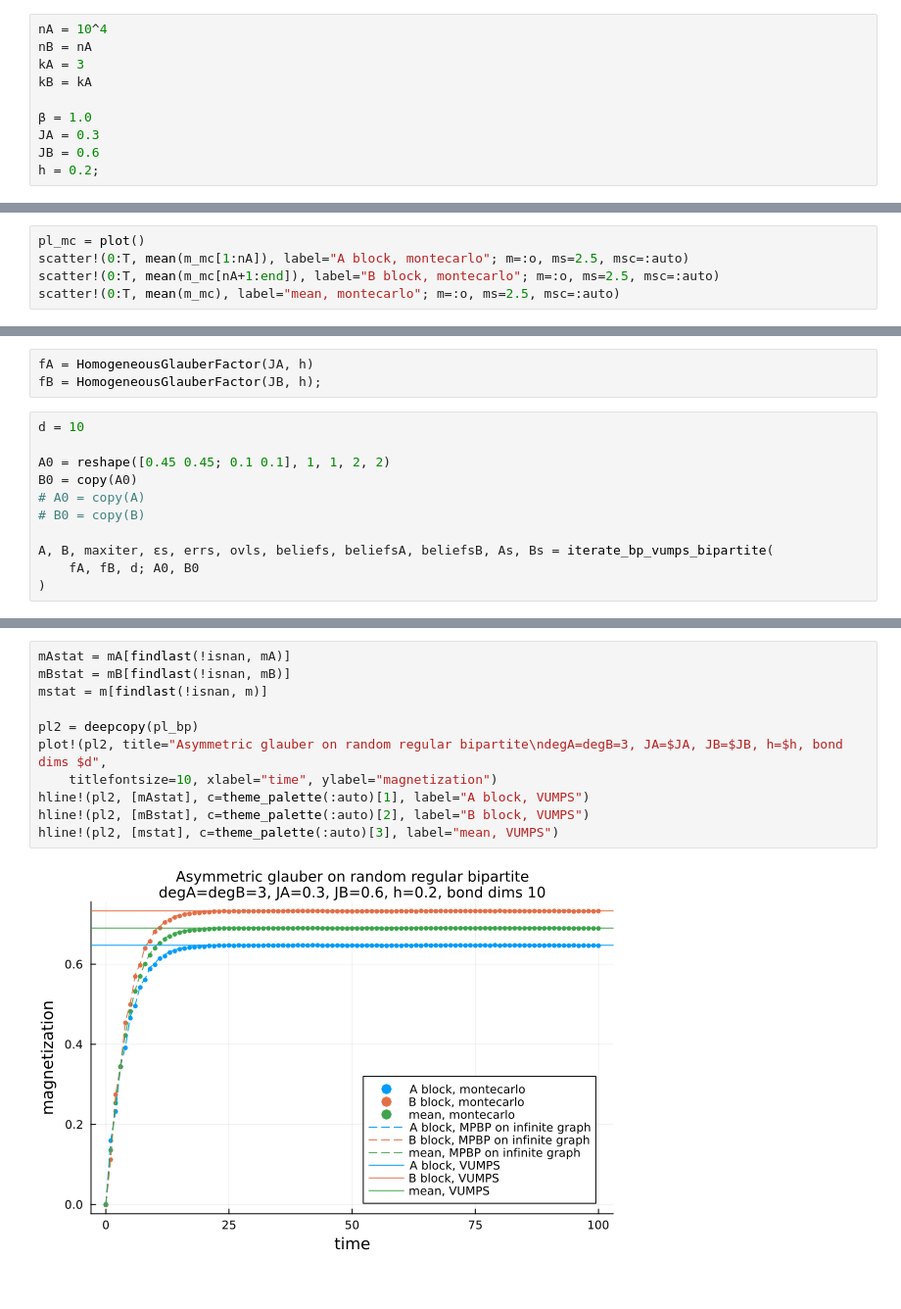
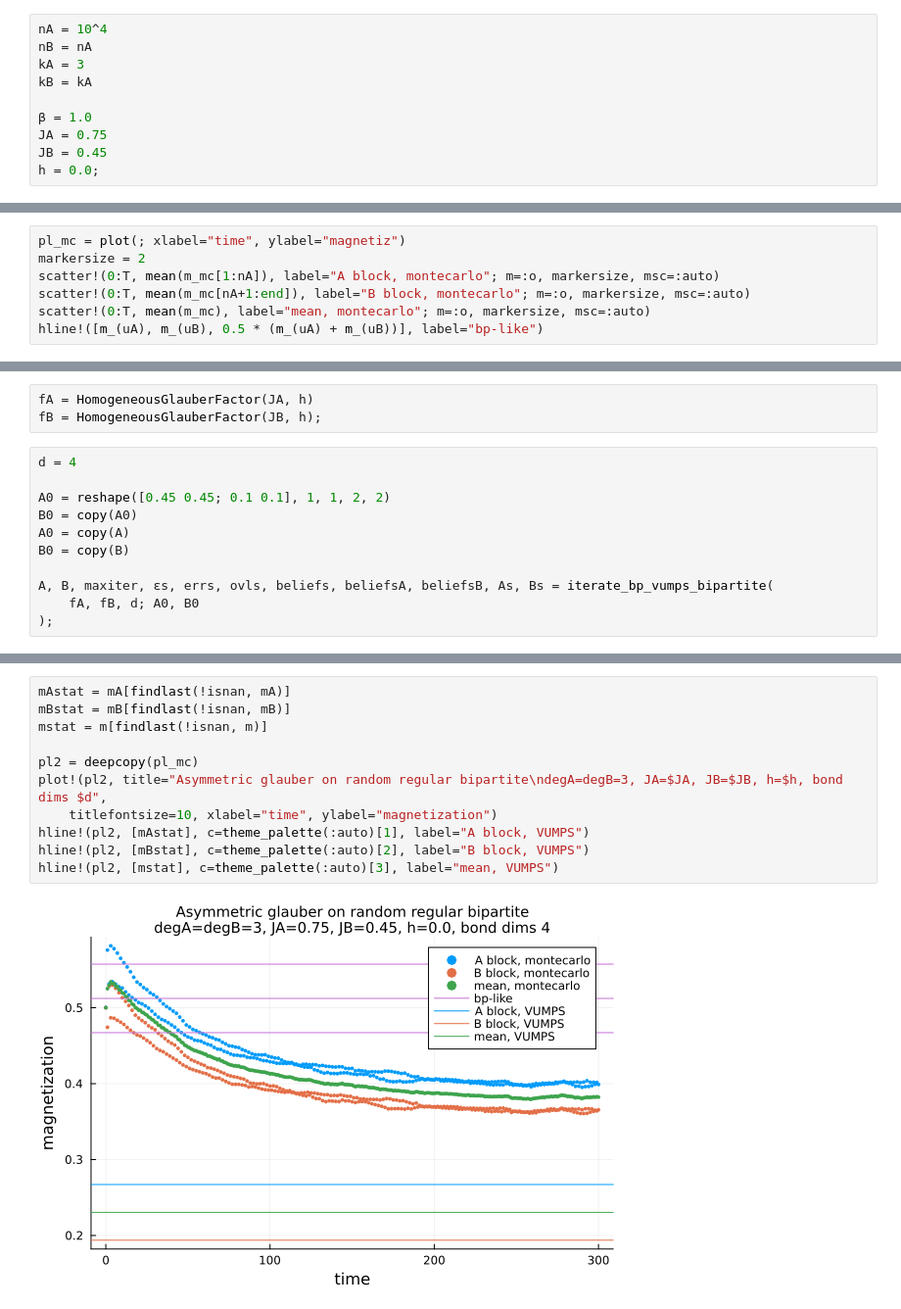
Before and after one commit to stecrotti/EternalDynamicCavity, a Jupyter notebook: experiments/bipartite/glauber_asymmetric_bipartite.ipynb, the cells around one changed output, grey strips where cells are left out. Shown at 98% size. Drawn from its saved outputs; the diff is of its cells as text.

```diff
--- a/experiments/bipartite/glauber_asymmetric_bipartite.ipynb
+++ b/experiments/bipartite/glauber_asymmetric_bipartite.ipynb
@@ -10,9 +12,9 @@ kA = 3
 kB = kA
 
 β = 1.0
-JA = 0.3
-JB = 0.6
-h = 0.2;
+JA = 0.75
+JB = 0.45
+h = 0.0;
 # %%
 n = nA + nB
 include("random_bipartite_regular.jl")
@@ -40,6 +57,8 @@ m_mc = [[mss.val for mss in ms] for ms in means(spin, sms)];
 # %%
-pl_mc = plot()
-scatter!(0:T, mean(m_mc[1:nA]), label="A block, montecarlo"; m=:o, ms=2.5, msc=:auto)
-scatter!(0:T, mean(m_mc[nA+1:end]), label="B block, montecarlo"; m=:o, ms=2.5, msc=:auto)
-scatter!(0:T, mean(m_mc), label="mean, montecarlo"; m=:o, ms=2.5, msc=:auto)
+pl_mc = plot(; xlabel="time", ylabel="magnetiz")
+markersize = 2
+scatter!(0:T, mean(m_mc[1:nA]), label="A block, montecarlo"; m=:o, markersize, msc=:auto)
+scatter!(0:T, mean(m_mc[nA+1:end]), label="B block, montecarlo"; m=:o, markersize, msc=:auto)
+scatter!(0:T, mean(m_mc), label="mean, montecarlo"; m=:o, markersize, msc=:auto)
+hline!([m_(uA), m_(uB), 0.5 * (m_(uA) + m_(uB))], label="bp-like")
 # %% [output]
@@ -98,14 +97,14 @@ plot!(pl_bp, legend=:bottomright)
 fA = HomogeneousGlauberFactor(JA, h)
 fB = HomogeneousGlauberFactor(JB, h);
 # %%
-d = 10
+d = 4
 
 A0 = reshape([0.45 0.45; 0.1 0.1], 1, 1, 2, 2)
 B0 = copy(A0)
-# A0 = copy(A)
-# B0 = copy(B)
+A0 = copy(A)
+B0 = copy(B)
 
 A, B, maxiter, εs, errs, ovls, beliefs, beliefsA, beliefsB, As, Bs = iterate_bp_vumps_bipartite(
     fA, fB, d; A0, B0
-)
+);
 # %% [output]
@@ -142,13 +128,13 @@ plot!(ylims=(-2,2), legend=:bottomright, xlabel="iters", size=(300,200))
 # %%
 mAstat = mA[findlast(!isnan, mA)]
 mBstat = mB[findlast(!isnan, mB)]
 mstat = m[findlast(!isnan, m)]
 
-pl2 = deepcopy(pl_bp)
+pl2 = deepcopy(pl_mc)
 plot!(pl2, title="Asymmetric glauber on random regular bipartite\ndegA=degB=3, JA=$JA, JB=$JB, h=$h, bond dims $d",
     titlefontsize=10, xlabel="time", ylabel="magnetization")
 hline!(pl2, [mAstat], c=theme_palette(:auto)[1], label="A block, VUMPS")
 hline!(pl2, [mBstat], c=theme_palette(:auto)[2], label="B block, VUMPS")
 hline!(pl2, [mstat], c=theme_palette(:auto)[3], label="mean, VUMPS")
 # %% [output]
-[figure, old version]
+[figure, new version]
```
Also changed, not shown: parts of 25 cells of this notebook, 3 other files.
